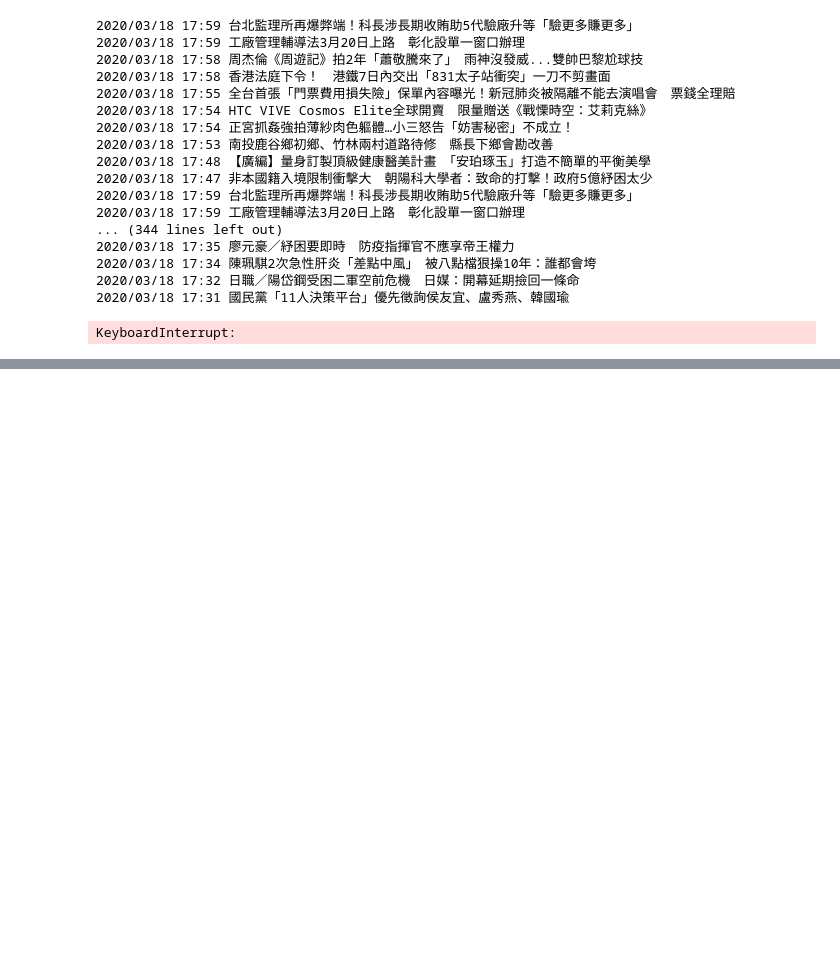
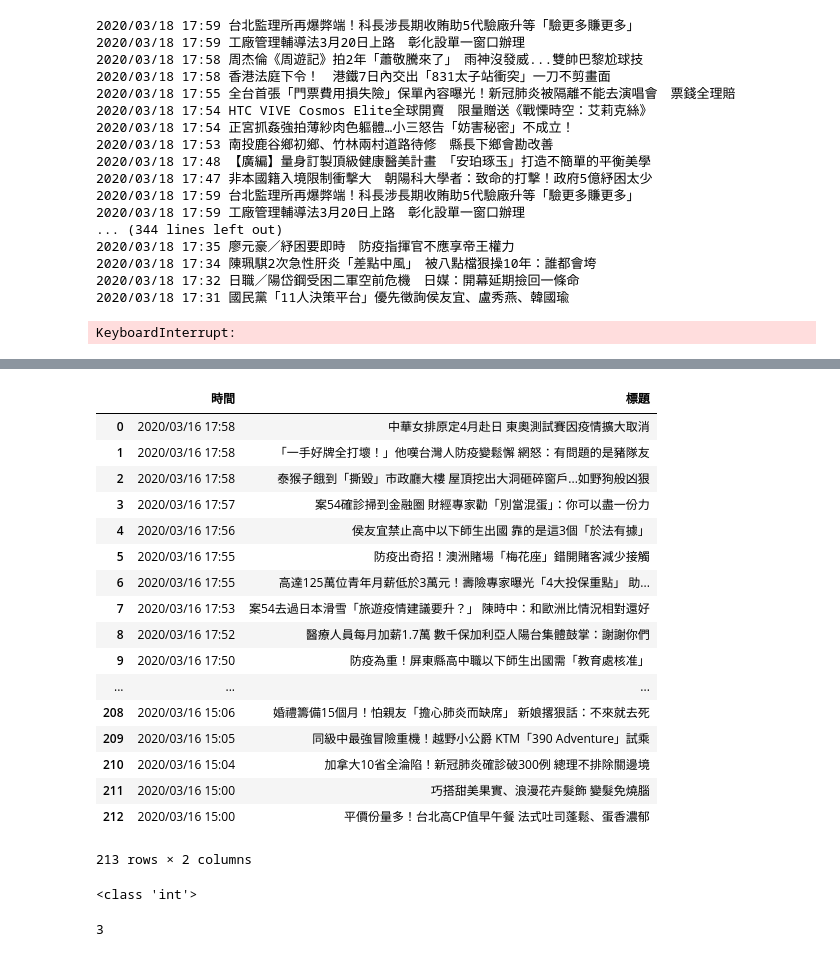
Before and after one commit to No37elephant/2nd-PyCrawlerMarathon, a Jupyter notebook: homework/Day021/Day021_HW.ipynb, the cells around one changed output, grey strips where cells are left out. Drawn from its saved outputs; the diff is of its cells as text; code cells hidden in the pictures; blank space fills up the shorter version.

```diff
--- a/homework/Day021/Day021_HW.ipynb
+++ b/homework/Day021/Day021_HW.ipynb
@@ -123,0 +200,27 @@ datetime.datetime(2020, 3, 15, 15, 0)
+# %%
+browser = webdriver.Chrome(executable_path='./chromedriver')
+
+browser.get("https://www.ettoday.net/news/news-list.htm")
+
+from selenium.webdriver.support.ui import Select
+
+selM = Select(browser.find_element_by_id("selM"))
+selM.select_by_value(date_time_month[1])
+selD = Select(browser.find_element_by_id("selD"))
+selD.select_by_value(date_time_day)
+browser.find_element_by_id('button').click()
+# %%
+while True:
+    browser.execute_script("window.scrollTo(0, 100000);")
+    time.sleep(2)
+    html_source = browser.page_source
+    soup = BeautifulSoup(html_source, "html5lib")
+    print(soup.find_all(class_="part_list_2")[-1].find_all('h3')[-1].find(class_="date").text)
+    x = soup.find_all(class_="part_list_2")[-1].find_all('h3')[-1].find(class_="date").text
+    x = datetime.strptime(x, '%Y/%m/%d %H:%M')
+    if x.hour <15:
+        print('========stop')
+        break
+    #if date_time in soup.find_all(class_="part_list_2")[-1].find_all('h3')[-1].find(class_="date").text:
+        #print('==== STOP ====')
+        #break
@@ -123,0 +245,37 @@ datetime.datetime(2020, 3, 15, 15, 0)
+# %%
+news = []
+for d in soup.find(class_="part_list_2").find_all('h3'):
+    x = datetime.strptime(d.find('span').text, '%Y/%m/%d %H:%M')
+    #print(d.find(class_="date").text, d.find_all('a')[-1].text)
+    #print(x)
+    if x.hour <= 17 and x.hour>=15:
+        news.append({'時間':d.find('span').text,'標題':d.find('a').text})
+pd.DataFrame(news)
+# %% [output]
+|  | 時間 | 標題 |
+| 0 | 2020/03/16 17:58 | 中華女排原定4月赴日 東奧測試賽因疫情擴大取消 |
+| 1 | 2020/03/16 17:58 | 「一手好牌全打壞！」他嘆台灣人防疫變鬆懈 網怒：有問題的是豬隊友 |
+| 2 | 2020/03/16 17:58 | 泰猴子餓到「撕毀」市政廳大樓 屋頂挖出大洞砸碎窗戶...如野狗般凶狠 |
+| 3 | 2020/03/16 17:57 | 案54確診掃到金融圈 財經專家勸「別當混蛋」：你可以盡一份力 |
+| 4 | 2020/03/16 17:56 | 侯友宜禁止高中以下師生出國 靠的是這3個「於法有據」 |
+| 5 | 2020/03/16 17:55 | 防疫出奇招！澳洲賭場「梅花座」錯開賭客減少接觸 |
+| 6 | 2020/03/16 17:55 | 高達125萬位青年月薪低於3萬元！壽險專家曝光「4大投保重點」 助... |
+| 7 | 2020/03/16 17:53 | 案54去過日本滑雪「旅遊疫情建議要升？」 陳時中：和歐洲比情況相對還好 |
+| 8 | 2020/03/16 17:52 | 醫療人員每月加薪1.7萬 數千保加利亞人陽台集體鼓掌：謝謝你們 |
+| 9 | 2020/03/16 17:50 | 防疫為重！屏東縣高中職以下師生出國需「教育處核准」 |
+| ... | ... | ... |
+| 208 | 2020/03/16 15:06 | 婚禮籌備15個月！怕親友「擔心肺炎而缺席」 新娘撂狠話：不來就去死 |
+| 209 | 2020/03/16 15:05 | 同級中最強冒險重機！越野小公爵 KTM「390 Adventure」試乘 |
+| 210 | 2020/03/16 15:04 | 加拿大10省全淪陷！新冠肺炎確診破300例 總理不排除關邊境 |
+| 211 | 2020/03/16 15:00 | 巧搭甜美果實、浪漫花卉髮飾 變髮免燒腦 |
+| 212 | 2020/03/16 15:00 | 平價份量多！台北高CP值早午餐 法式吐司蓬鬆、蛋香濃郁 |
+213 rows × 2 columns
+# %%
+x = int(x)
+print(type(x))
+# %% [output]
+<class 'int'>
+# %%
+x
+# %% [output]
+3
```
Also changed, not shown: parts of 12 cells of this notebook.
